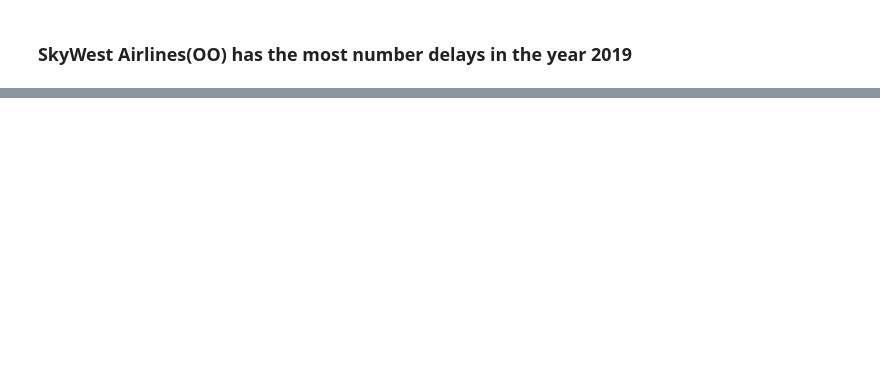
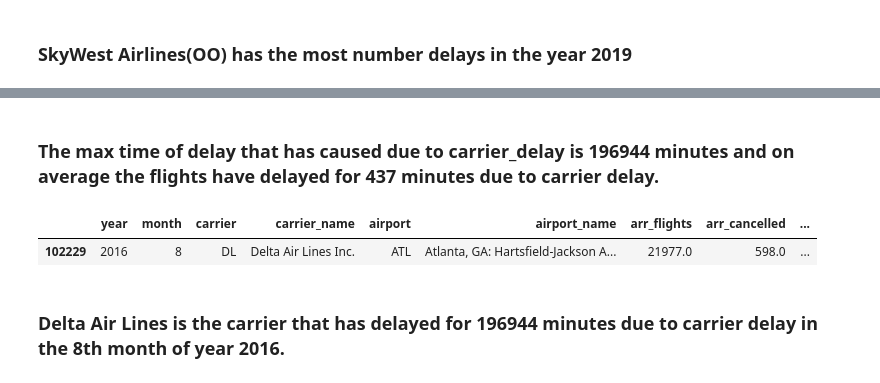
Before and after one commit to KunduruJayasimhareddy/USA-Airlines-Delay-Cause, a Jupyter notebook: EDA PROJECT.ipynb, the cells around one changed output, grey strips where cells are left out. Drawn from its saved outputs; the diff is of its cells as text; code cells hidden in the pictures; blank space fills up the shorter version.

```diff
--- a/EDA PROJECT.ipynb
+++ b/EDA PROJECT.ipynb
@@ -317,0 +395,10 @@ plt.show()
+# %% [markdown]
+### The max time of delay that has caused due to carrier_delay is 196944 minutes and on average the flights have delayed for 437 minutes due to carrier delay.
+# %%
+# Lets fetch the details of the flight which has delayed for max time due to carrier delay
+df1[df1['carrier_delay'] == df1.carrier_delay.max()][['year','month','carrier','carrier_name','airport','airport_name','arr_flights','arr_cancelled',"carrier_delay"]]
+# %% [output]
+|  | year | month | carrier | carrier_name | airport | airport_name | arr_flights | arr_cancelled | ... |
+| 102229 | 2016 | 8 | DL | Delta Air Lines Inc. | ATL | Atlanta, GA: Hartsfield-Jackson A... | 21977.0 | 598.0 | ... |
+# %% [markdown]
+### Delta Air Lines is the carrier that has delayed for 196944 minutes due to carrier delay in the 8th month of year 2016.
```
Also changed, not shown: parts of 24 cells of this notebook.
